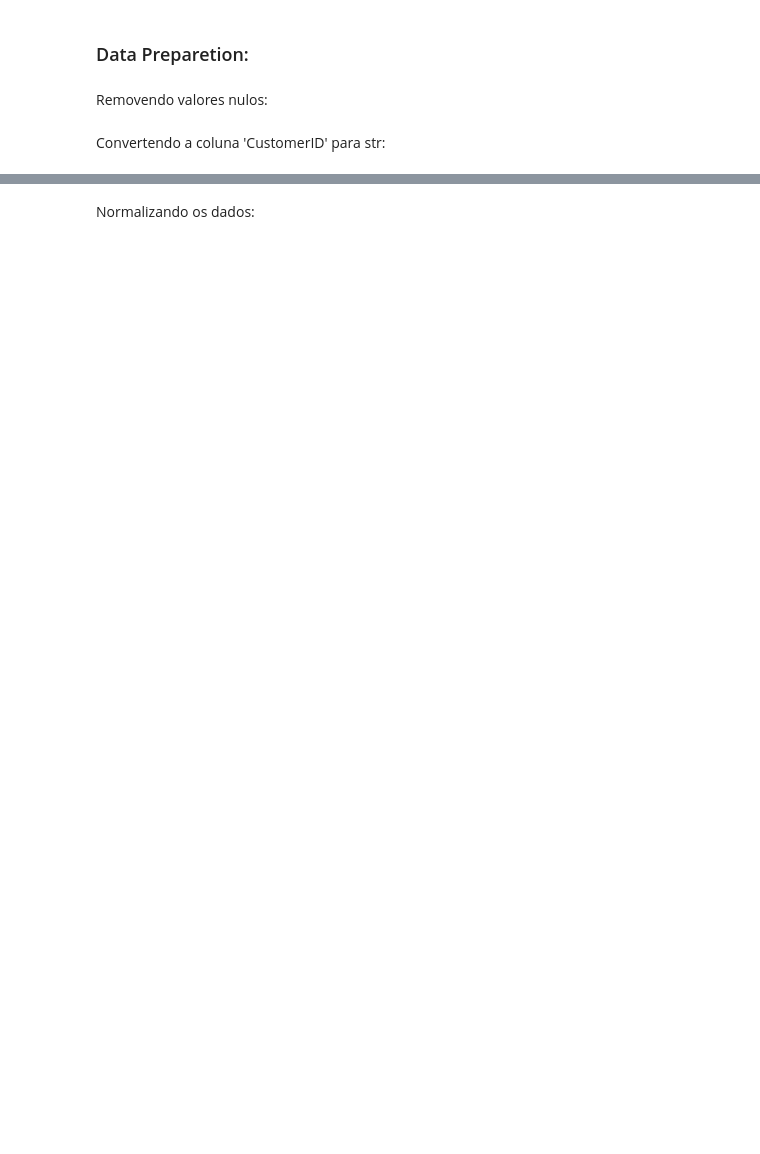
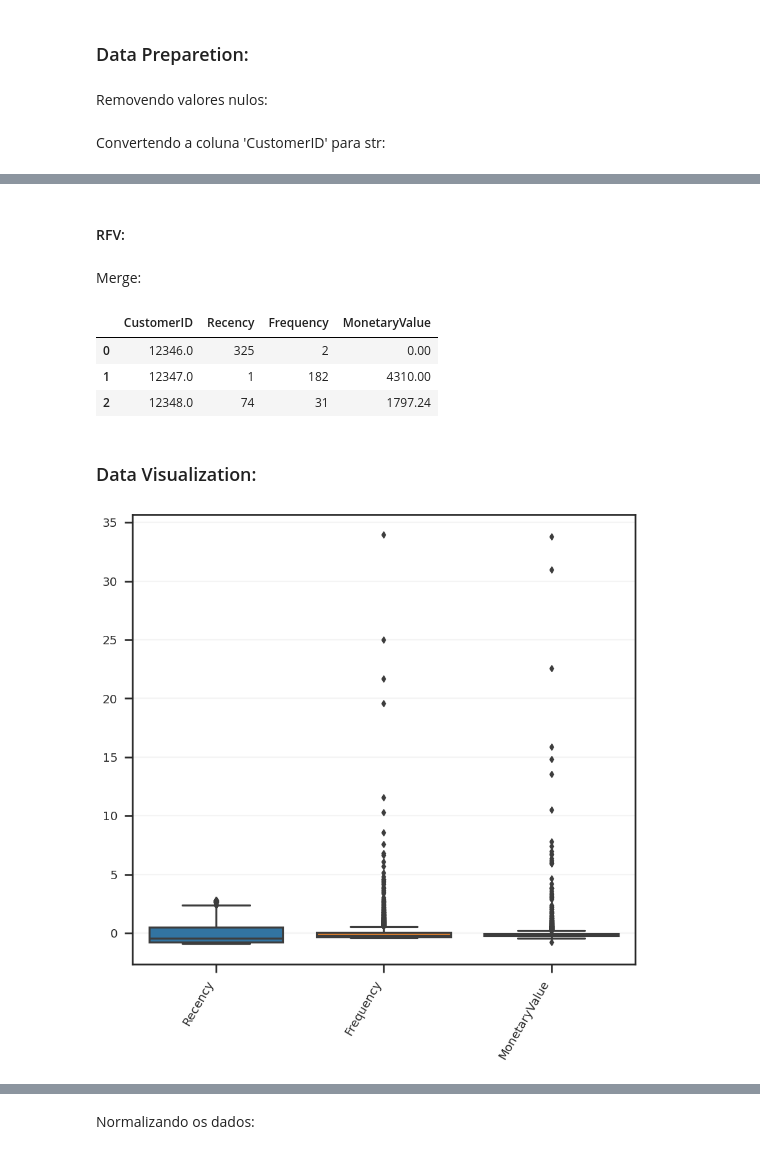
Before and after one commit to SamuelBarbosaDev/Customer_Segmentation_For_Marketing, a Jupyter notebook: core/core/main.ipynb, the cells around one changed output, grey strips where cells are left out. Saved outputs shown, nothing was run; the diff lists cells and outputs as text; code cells hidden in the pictures; blank space fills up the shorter version.

```diff
--- a/core/core/main.ipynb
+++ b/core/core/main.ipynb
@@ -161,0 +202,4 @@ df[colunas] = customer_profiles.convertendo_colunas(
+# %%
+df_recency = df.groupby('CustomerID')['InvoiceDate'].max().reset_index()
+df_recency['Recency'] = (data_mais_recente - df_recency['InvoiceDate']).dt.days
+df_recency = df_recency.drop('InvoiceDate', axis=1)
@@ -161,0 +215,3 @@ df[colunas] = customer_profiles.convertendo_colunas(
+# %%
+df_frequency = df.groupby('CustomerID').agg({'InvoiceDate': 'count'}).reset_index()
+df_frequency = df_frequency.rename(columns={'InvoiceDate': 'Frequency'})
@@ -161,0 +227,4 @@ df[colunas] = customer_profiles.convertendo_colunas(
+# %%
+df_monetary_value = df
+df_monetary_value['MonetaryValue'] = df['Quantity'] * df['UnitPrice']
+df_monetary_value = df_monetary_value.groupby('CustomerID').agg({'MonetaryValue': 'sum'}).reset_index()
@@ -161,0 +238,26 @@ df[colunas] = customer_profiles.convertendo_colunas(
+# %% [markdown]
+#### RFV:
+# %% [markdown]
+Merge:
+# %%
+# Primeiro merge entre df_recency e df_frequency
+df_rfv = pd.merge(df_recency, df_frequency, on='CustomerID', how='inner')
+
+# Merge resultante com df_monetary_value
+df_rfv = pd.merge(df_rfv, df_monetary_value, on='CustomerID', how='inner')
+# %%
+display(df_rfv.head(3))
+# %% [output]
+|  | CustomerID | Recency | Frequency | MonetaryValue |
+| 0 | 12346.0 | 325 | 2 | 0.00 |
+| 1 | 12347.0 | 1 | 182 | 4310.00 |
+| 2 | 12348.0 | 74 | 31 | 1797.24 |
+# %% [markdown]
+### Data Visualization:
+# %%
+customer_profiles.gráfico_boxplot(
+    dataframe=df_rfv,
+    figsize=(10, 9)
+)
+# %% [output]
+[figure, added]
```
Also changed, not shown: parts of 64 cells of this notebook.
